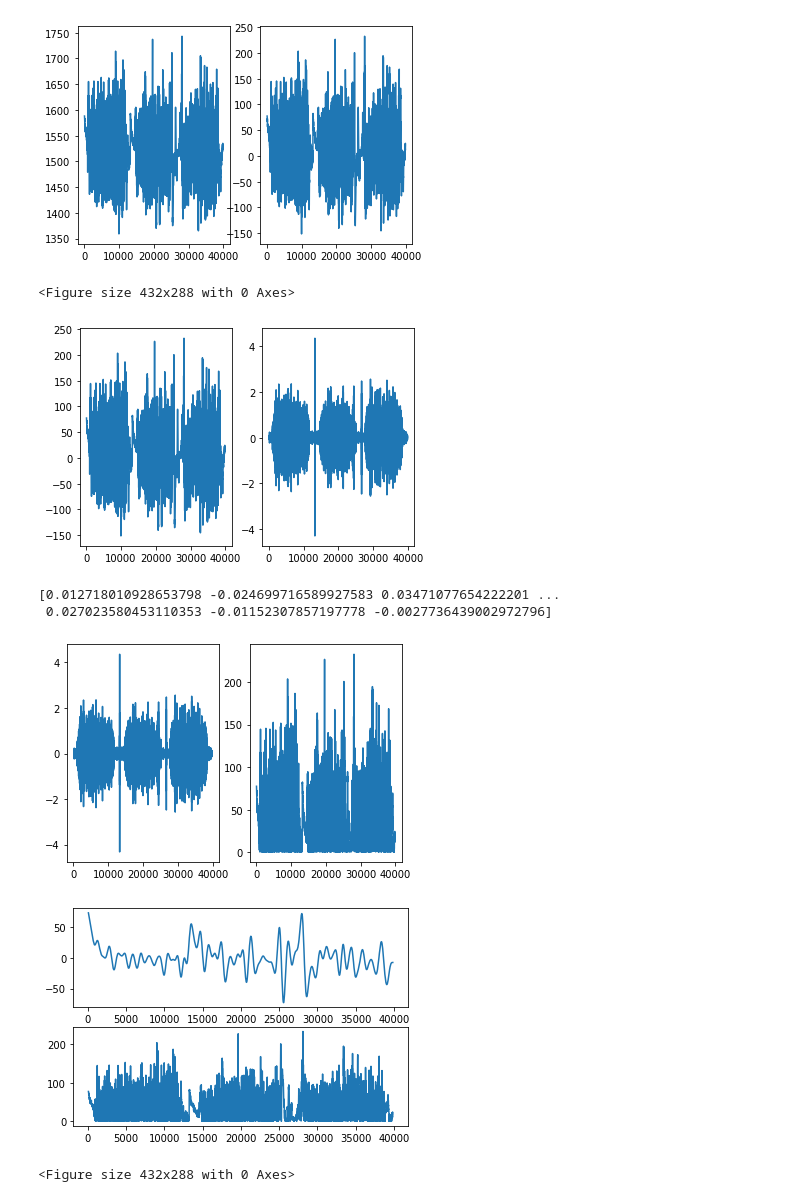
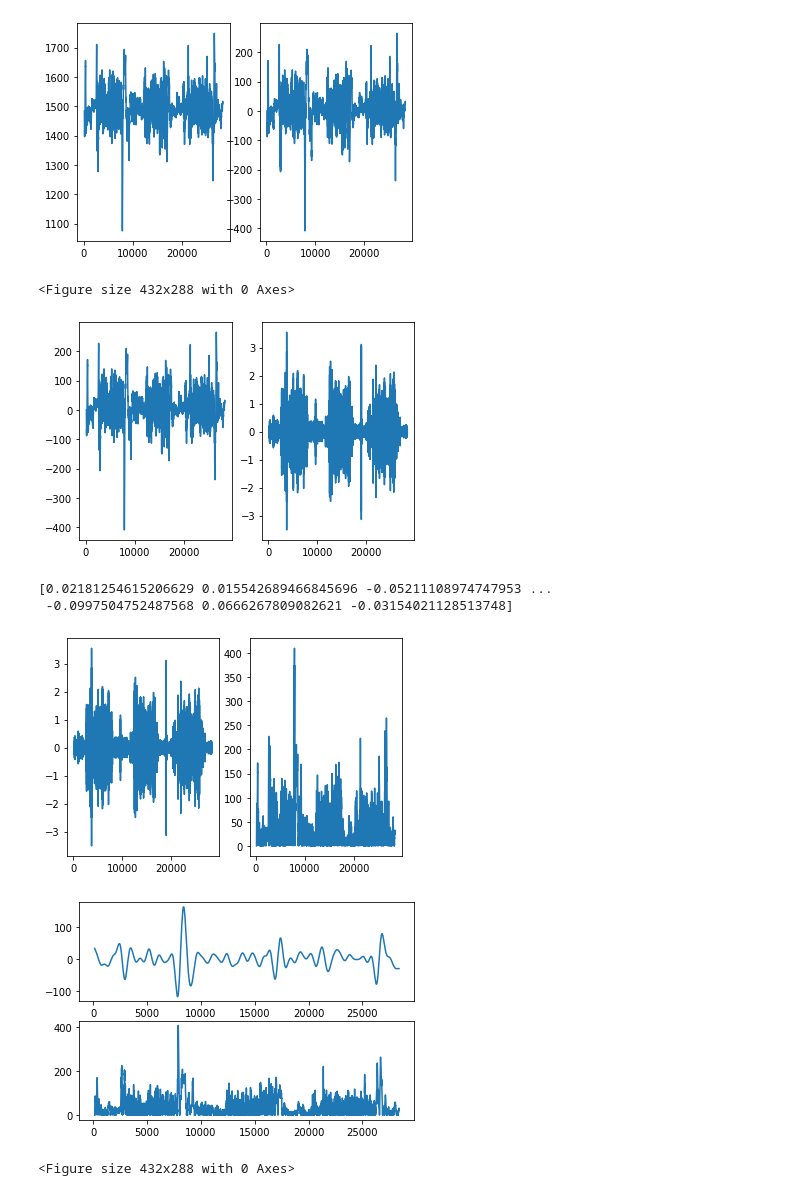
Before and after one commit to sophiealtmann/BSV_Prak_3, a Jupyter notebook: Python Code/Vorverarbeitung der Rohdaten.ipynb, the cells around one changed output. Cells and saved outputs as stored; diff of their text form; code cells hidden in the pictures.

```diff
--- a/Python Code/Vorverarbeitung der Rohdaten.ipynb
+++ b/Python Code/Vorverarbeitung der Rohdaten.ipynb
@@ -8,28 +8,28 @@ import Lab3Functions as lf3
 import Functions as fun
 # %%
 # Daten importieren
-weights,mvc,fatigue=lf3.import_data("\t")
+weights,mvc,fatigue=lf3.import_data(";")
 # %%
 # Offset eliminieren
-nooffset= fun.eliminateoffset(fatigue.emg, fatigue.t)
+nooffset= fun.eliminateoffset(mvc.emg, mvc.t)
 # %% [output]
-[figure, old version]
+[figure, new version]
 <Figure size 432x288 with 0 Axes>
 # %%
 # Filtern zwischen 20 und 450 Hz
-emg_filtered = fun.filter(nooffset, fatigue.t)
+emg_filtered = fun.filter(nooffset, mvc.t)
 # %% [output]
-[figure, old version]
+[figure, new version]
-[0.012718010928653798 -0.024699716589927583 0.03471077654222201 ...
- 0.027023580453110353 -0.01152307857197778 -0.0027736439002972796]
+[0.02181254615206629 0.015542689466845696 -0.05211108974747953 ...
+ -0.0997504752487568 0.0666267809082621 -0.03154021128513748]
 # %%
-em_gleich = fun.gleich(nooffset, fatigue.t, emg_filtered)
+em_gleich = fun.gleich(nooffset, mvc.t, emg_filtered)
 # %% [output]
-[figure, old version]
+[figure, new version]
 # %%
-fun.huelle(nooffset, fatigue.t, em_gleich, 3)
+fun.huelle(nooffset, mvc.t, em_gleich, 3)
 # %% [output]
-[figure, old version]
+[figure, new version]
 <Figure size 432x288 with 0 Axes>
 # %%
 mvc_offset=fun.eliminateoffset(mvc.emg, mvc.t)
```
Also changed, not shown: parts of 2 cells of this notebook, 45 other files.
